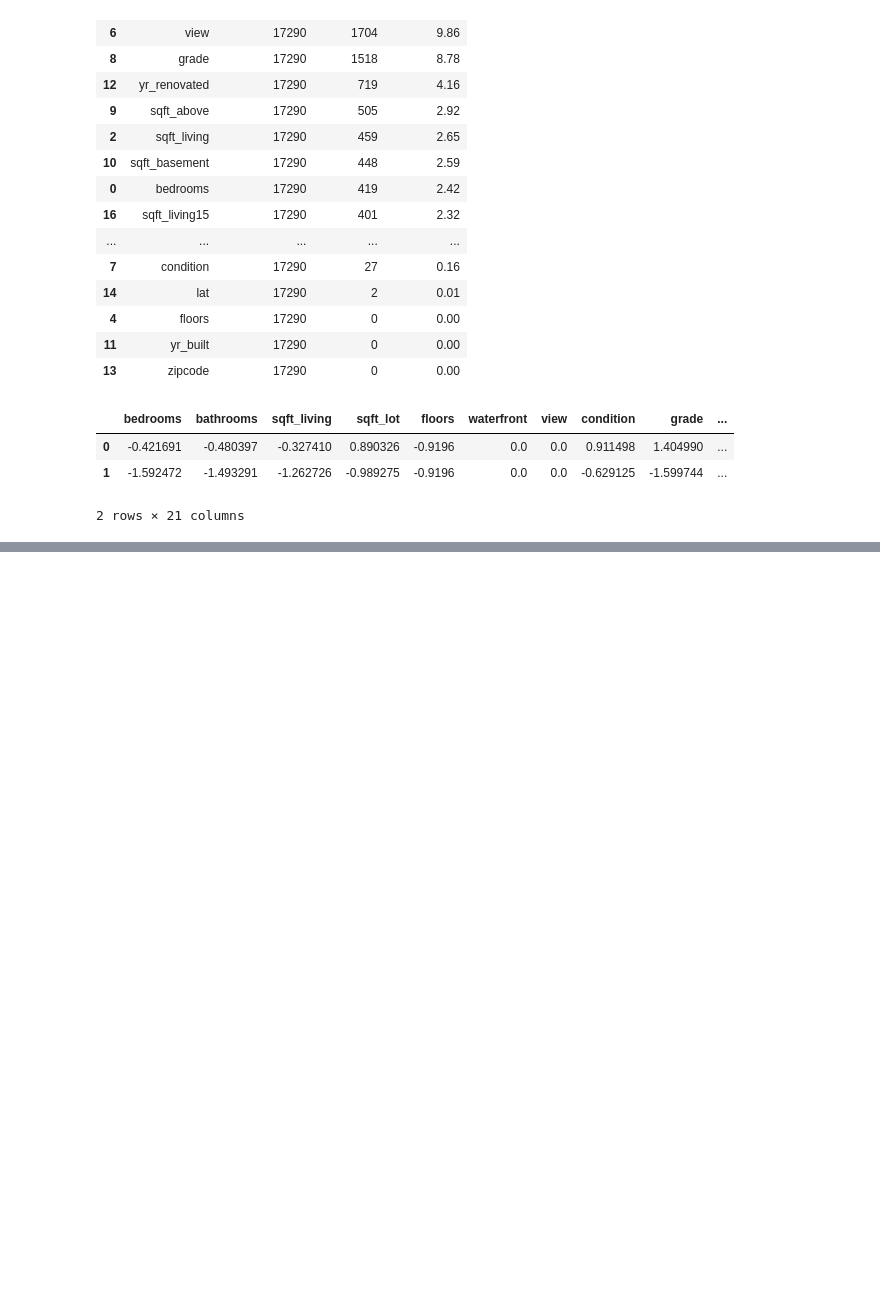
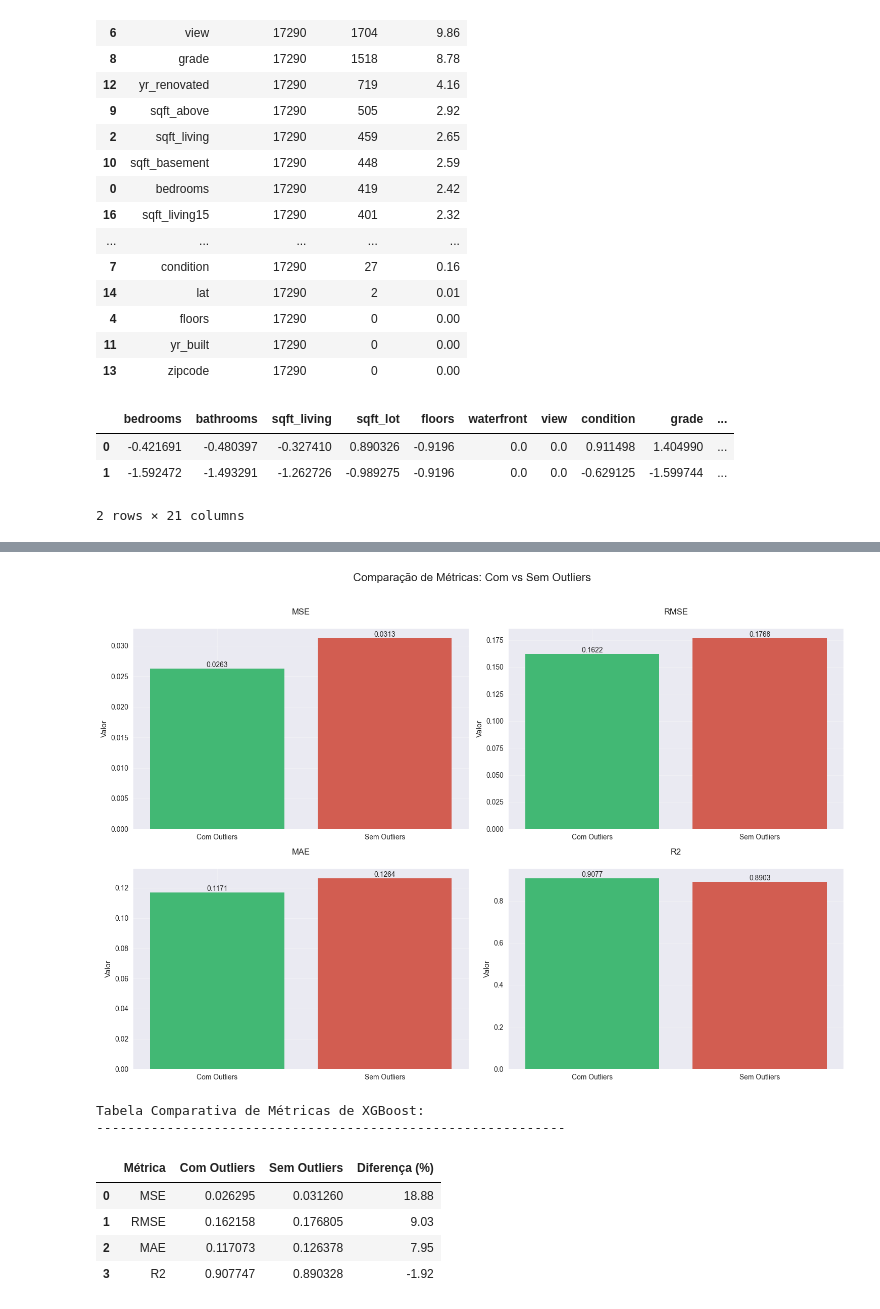
Before and after one commit to alexassuncaodados/Analise_e_Predicao_Imoveis, a Jupyter notebook: 02-Modelo.ipynb, the cells around one changed output, grey strips where cells are left out. Saved outputs shown, nothing was run; the diff lists cells and outputs as text; code cells hidden in the pictures; blank space fills up the shorter version.

```diff
--- a/02-Modelo.ipynb
+++ b/02-Modelo.ipynb
@@ -322,0 +403,69 @@ df_results.sort_values(by='R2', ascending=False)
+# %%
+# Carregar resultados
+df_com_outliers = pd.read_csv('output/model_com_outliers.csv')
+df_sem_outliers = pd.read_csv('output/model_sem_outliers.csv')
+
+# Criar DataFrame com métricas do XGBoost
+metricas = {
+    'Métrica': ['MSE', 'RMSE', 'MAE', 'R2'],
+    'Com Outliers': df_com_outliers[df_com_outliers.Model == 'XGBoost'][['MSE', 'RMSE', 'MAE', 'R2']].values[0],
+    'Sem Outliers': df_sem_outliers[df_sem_outliers.Model == 'XGBoost'][['MSE', 'RMSE', 'MAE', 'R2']].values[0]
+}
+df_metricas = pd.DataFrame(metricas)
+
+# Configurar o estilo
+plt.style.use('seaborn')
+colors = ['#2ecc71', '#e74c3c']
+
+# Criar figura com subplots
+fig, axes = plt.subplots(2, 2, figsize=(15, 10))
+fig.suptitle('Comparação de Métricas: Com vs Sem Outliers', fontsize=16, y=1.02)
+
+# Plotar cada métrica
+for idx, metrica in enumerate(df_metricas['Métrica']):
+    i, j = idx // 2, idx % 2
+
+    # Criar barplot
+    sns.barplot(
+        x=['Com Outliers', 'Sem Outliers'],
+        y=[df_metricas.iloc[idx, 1], df_metricas.iloc[idx, 2]],
+        palette=colors,
+        ax=axes[i, j]
+    )
+
+    # Configurar o subplot
+    axes[i, j].set_title(f'{metrica}', pad=20)
+    axes[i, j].set_ylabel('Valor')
+
+    # Adicionar valores nas barras
+    for k, v in enumerate([df_metricas.iloc[idx, 1], df_metricas.iloc[idx, 2]]):
+        axes[i, j].text(k, v, f'{v:.4f}', ha='center', va='bottom')
+
+    # Adicionar grid
+    axes[i, j].grid(True, alpha=0.3)
+
+# Ajustar layout
+plt.tight_layout()
+
+# Mostrar o gráfico
+plt.show()
+
+# Criar tabela comparativa
+print("\nTabela Comparativa de Métricas de XGBoost:")
+print("-" * 60)
+comparison_table = pd.DataFrame({
+    'Métrica': df_metricas['Métrica'],
+    'Com Outliers': df_metricas['Com Outliers'].round(6),
+    'Sem Outliers': df_metricas['Sem Outliers'].round(6),
+    'Diferença (%)': ((df_metricas['Sem Outliers'] - df_metricas['Com Outliers'])/df_metricas['Com Outliers'] * 100).round(2)
+})
+comparison_table
+# %% [output]
+[figure, added]
+Tabela Comparativa de Métricas de XGBoost:
+------------------------------------------------------------
+|  | Métrica | Com Outliers | Sem Outliers | Diferença (%) |
+| 0 | MSE | 0.026295 | 0.031260 | 18.88 |
+| 1 | RMSE | 0.162158 | 0.176805 | 9.03 |
+| 2 | MAE | 0.117073 | 0.126378 | 7.95 |
+| 3 | R2 | 0.907747 | 0.890328 | -1.92 |
```
Also changed, not shown: parts of 17 cells of this notebook, 5 other files.
